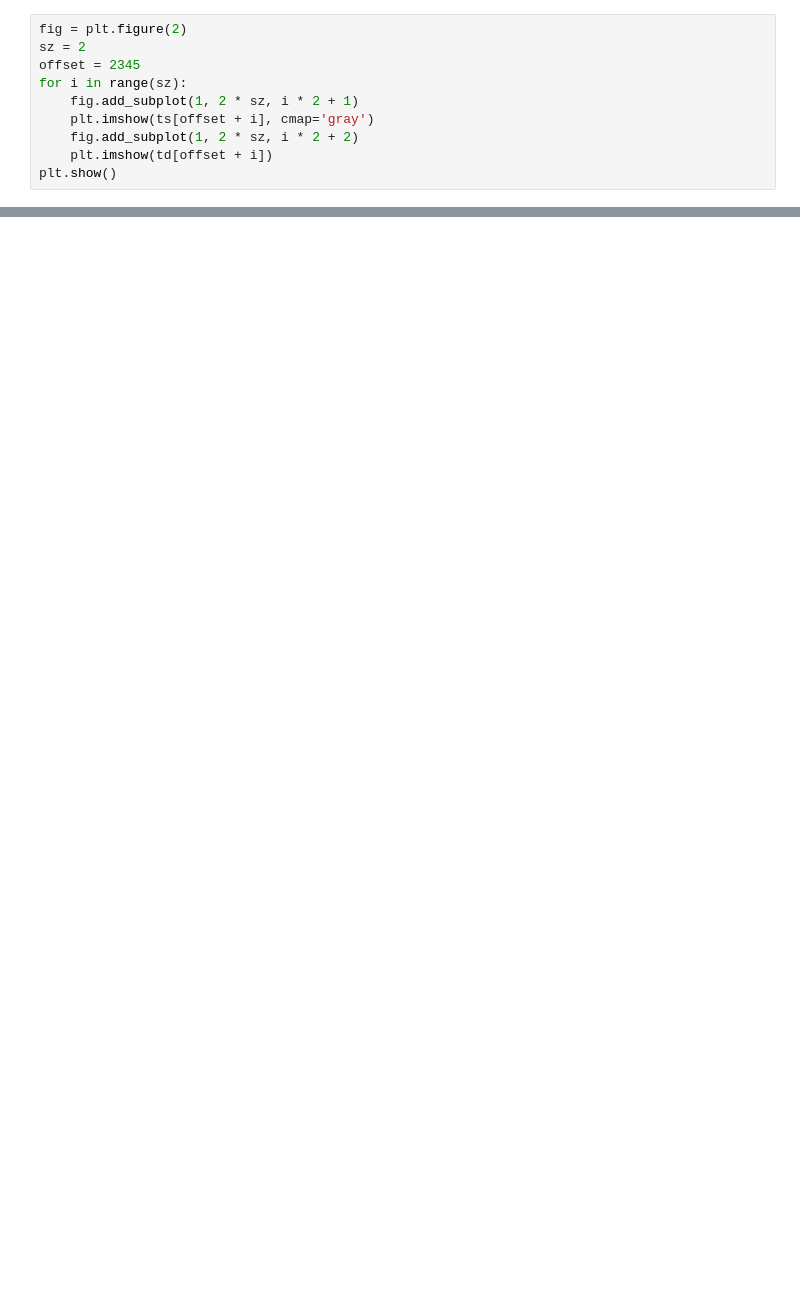
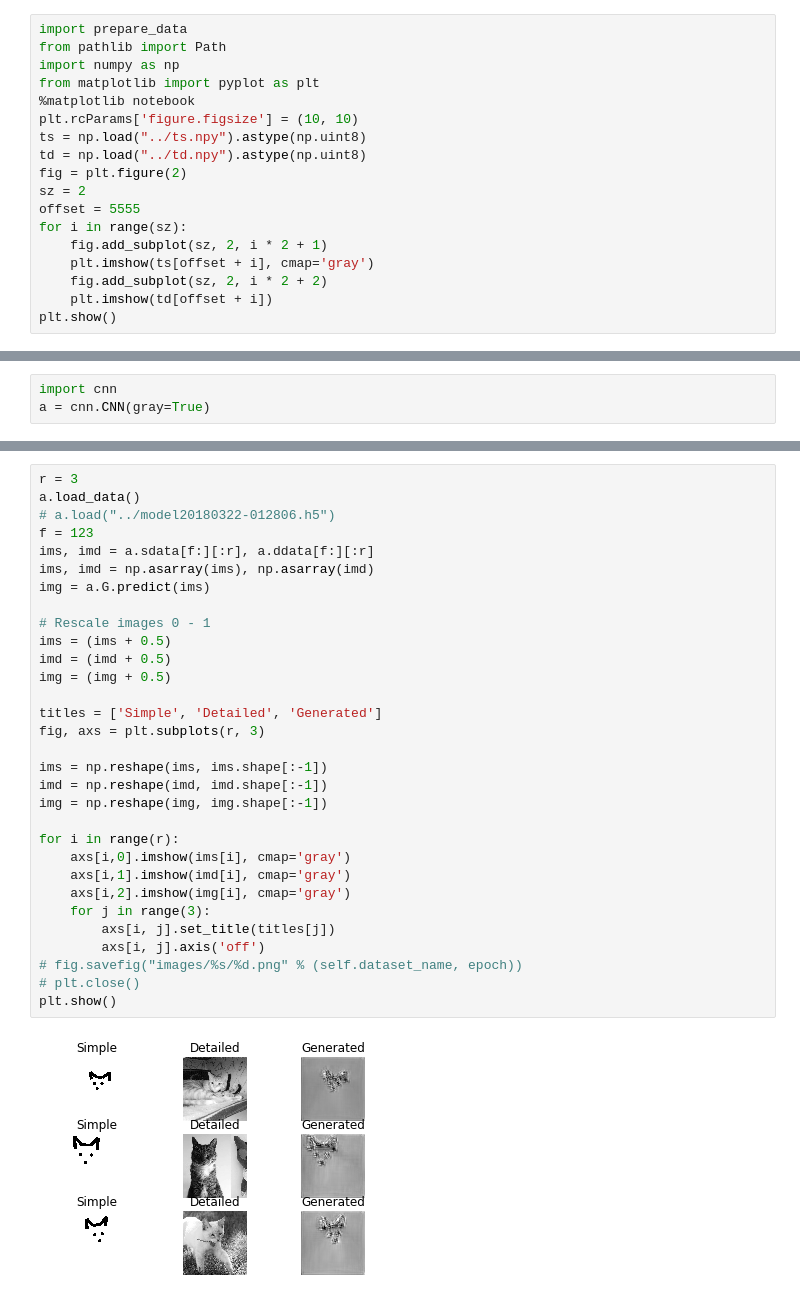
Before and after one commit to PPakalns/coursework, a Jupyter notebook: main.ipynb, the cells around one changed output, grey strips where cells are left out. Saved outputs shown, nothing was run; the diff lists cells and outputs as text; blank space fills up the shorter version.

Commit message:
Implemented simple GAN, simple image is not passed to discriminator

```diff
--- a/main.ipynb
+++ b/main.ipynb
@@ -11,10 +1,18 @@ td = np.load("../td.npy")
 # %%
+import prepare_data
+from pathlib import Path
+import numpy as np
+from matplotlib import pyplot as plt
+%matplotlib notebook
+plt.rcParams['figure.figsize'] = (10, 10)
+ts = np.load("../ts.npy").astype(np.uint8)
+td = np.load("../td.npy").astype(np.uint8)
 fig = plt.figure(2)
 sz = 2
-offset = 2345
+offset = 5555
 for i in range(sz):
-    fig.add_subplot(1, 2 * sz, i * 2 + 1)
+    fig.add_subplot(sz, 2, i * 2 + 1)
     plt.imshow(ts[offset + i], cmap='gray')
-    fig.add_subplot(1, 2 * sz, i * 2 + 2)
+    fig.add_subplot(sz, 2, i * 2 + 2)
     plt.imshow(td[offset + i])
 plt.show()
@@ -22,0 +19,3 @@ plt.show()
+# %%
+import cnn
+a = cnn.CNN(gray=True)
@@ -22,0 +28,33 @@ plt.show()
+# %%
+r = 3
+a.load_data()
+# a.load("../model20180322-012806.h5")
+f = 123
+ims, imd = a.sdata[f:][:r], a.ddata[f:][:r]
+ims, imd = np.asarray(ims), np.asarray(imd)
+img = a.G.predict(ims)
+
+# Rescale images 0 - 1
+ims = (ims + 0.5)
+imd = (imd + 0.5)
+img = (img + 0.5)
+
+titles = ['Simple', 'Detailed', 'Generated']
+fig, axs = plt.subplots(r, 3)
+
+ims = np.reshape(ims, ims.shape[:-1])
+imd = np.reshape(imd, imd.shape[:-1])
+img = np.reshape(img, img.shape[:-1])
+
+for i in range(r):
+    axs[i,0].imshow(ims[i], cmap='gray')
+    axs[i,1].imshow(imd[i], cmap='gray')
+    axs[i,2].imshow(img[i], cmap='gray')
+    for j in range(3):
+        axs[i, j].set_title(titles[j])
+        axs[i, j].axis('off')
+# fig.savefig("images/%s/%d.png" % (self.dataset_name, epoch))
+# plt.close()
+plt.show()
+# %% [output]
+[figure, added]
```
Also changed, not shown: parts of 9 cells of this notebook, 3 other files.
